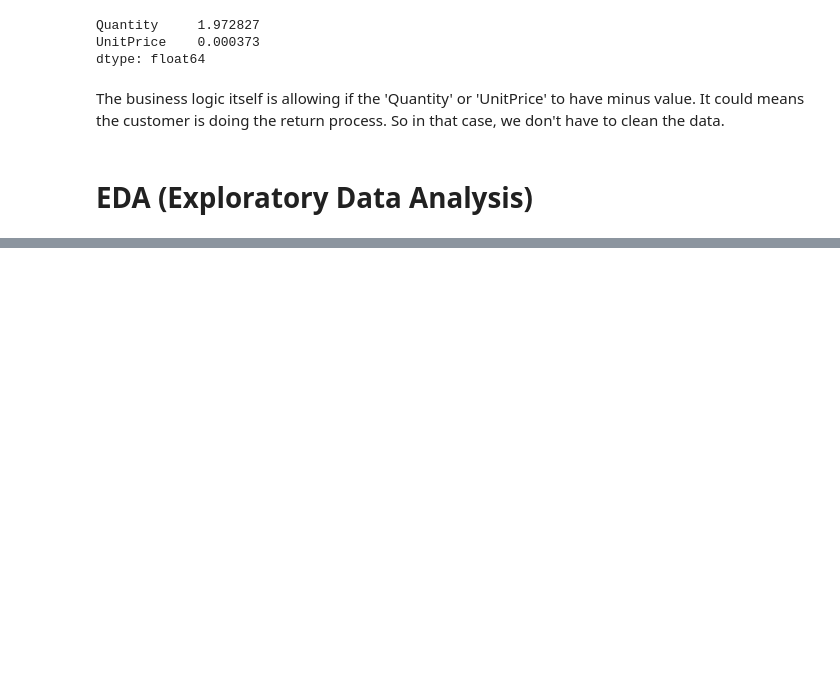
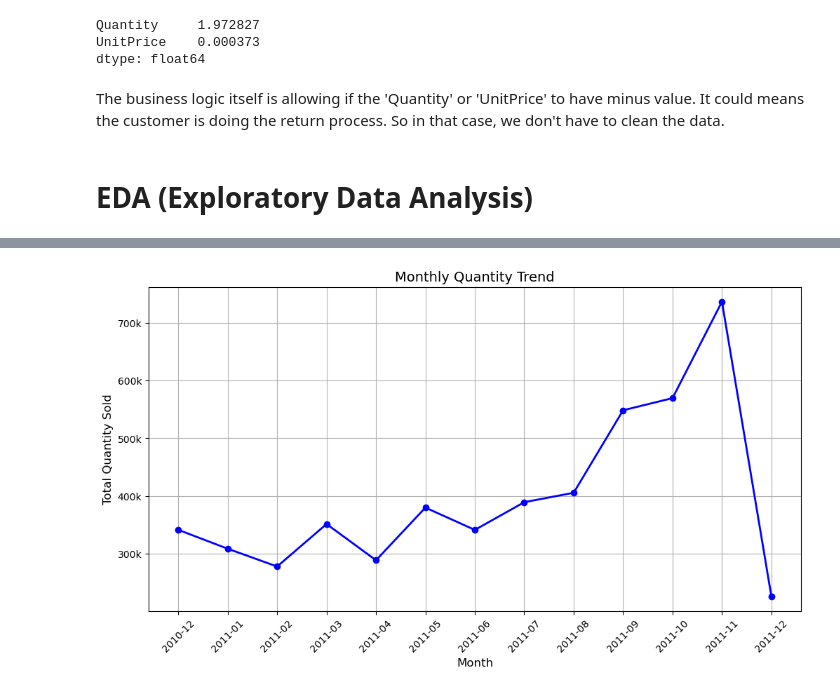
Before and after one commit to Yutsss/simple-cohort-analysis, a Jupyter notebook: cohort.ipynb, the cells around one changed output, grey strips where cells are left out. Saved outputs shown, nothing was run; the diff lists cells and outputs as text; code cells hidden in the pictures; blank space fills up the shorter version.

```diff
--- a/cohort.ipynb
+++ b/cohort.ipynb
@@ -144,0 +327,21 @@ The business logic itself is allowing if the 'Quantity' or 'UnitPrice' to have m
+# %%
+# Group by YearMonth and sum quantity
+monthly_quantity = data.groupby('YearMonth')['Quantity'].sum()
+
+# Plot line chart
+plt.figure(figsize=(12,6))
+plt.plot(monthly_quantity.index.astype(str), monthly_quantity.values, marker='o', linestyle='-', linewidth=2, color='blue')
+
+# Formatting the chart
+plt.xlabel("Month", fontsize=12)
+plt.ylabel("Total Quantity Sold", fontsize=12)
+plt.title("Monthly Quantity Trend", fontsize=14)
+plt.xticks(rotation=45)  # Rotate x-axis labels for better readability
+
+# Format Y-axis to display in "10k" format
+plt.gca().yaxis.set_major_formatter(mticker.FuncFormatter(lambda x, _: f'{x/1e3:.0f}k'))
+
+plt.grid(True)
+plt.show()
+# %% [output]
+[figure, added]
```
Also changed, not shown: parts of 23 cells of this notebook.
